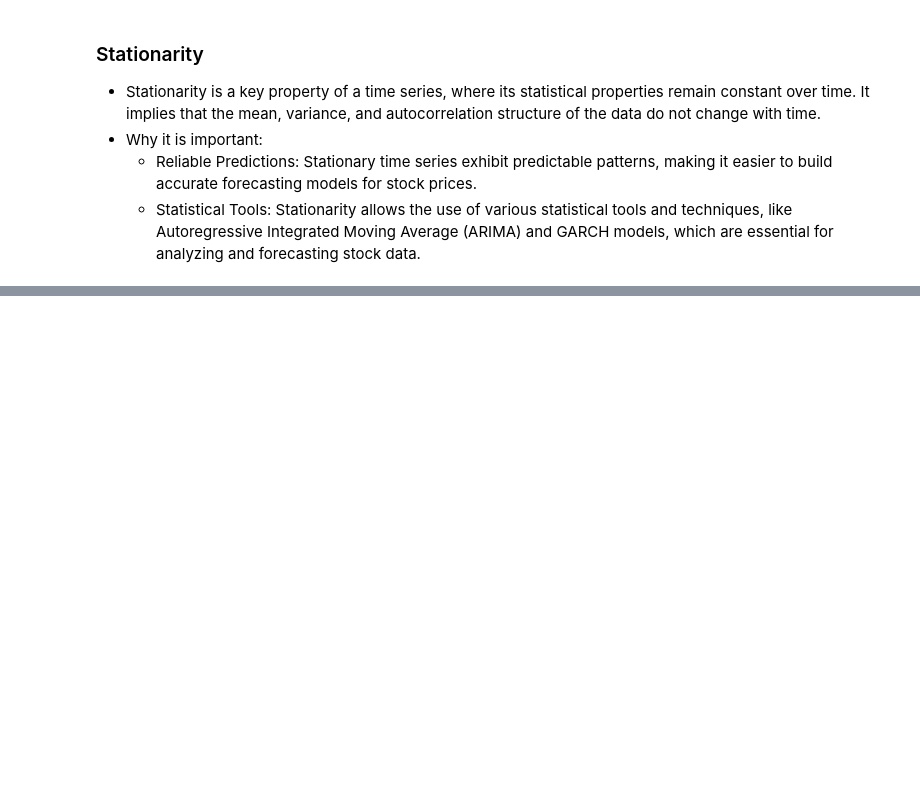
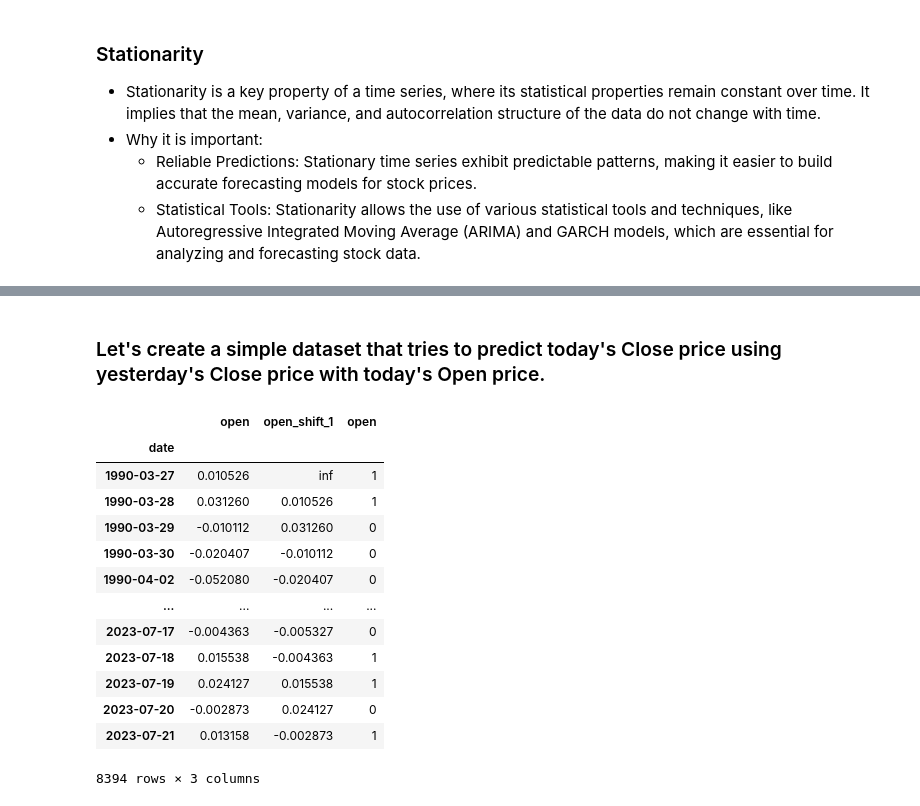
Before and after one commit to chrisJoyceDS/stocks_vs_bonds, a Jupyter notebook: 02_Clean_EDA.ipynb, the cells around one changed output, grey strips where cells are left out. Cells and saved outputs as stored; diff of their text form; code cells hidden in the pictures; blank space fills up the shorter version.

```diff
--- a/02_Clean_EDA.ipynb
+++ b/02_Clean_EDA.ipynb
@@ -235,0 +265,23 @@ plt.show()
+# %% [markdown]
+### Let's create a simple dataset that tries to predict today's Close price using yesterday's Close price with today's Open price.
+# %%
+pd.concat([
+    df_ts[["open"]].pct_change(),
+    df_ts[["open"]].shift().rename(columns={'open':'open_shift_1'}).pct_change(),
+    (df_ts[["open"]].pct_change() >= 0).astype(int)
+], axis=1).dropna()
+# %% [output]
+|  | open | open_shift_1 | open |
+| date |  |  |  |
+| 1990-03-27 | 0.010526 | inf | 1 |
+| 1990-03-28 | 0.031260 | 0.010526 | 1 |
+| 1990-03-29 | -0.010112 | 0.031260 | 0 |
+| 1990-03-30 | -0.020407 | -0.010112 | 0 |
+| 1990-04-02 | -0.052080 | -0.020407 | 0 |
+| ... | ... | ... | ... |
+| 2023-07-17 | -0.004363 | -0.005327 | 0 |
+| 2023-07-18 | 0.015538 | -0.004363 | 1 |
+| 2023-07-19 | 0.024127 | 0.015538 | 1 |
+| 2023-07-20 | -0.002873 | 0.024127 | 0 |
+| 2023-07-21 | 0.013158 | -0.002873 | 1 |
+8394 rows × 3 columns
```
Also changed, not shown: parts of 5 cells of this notebook.
